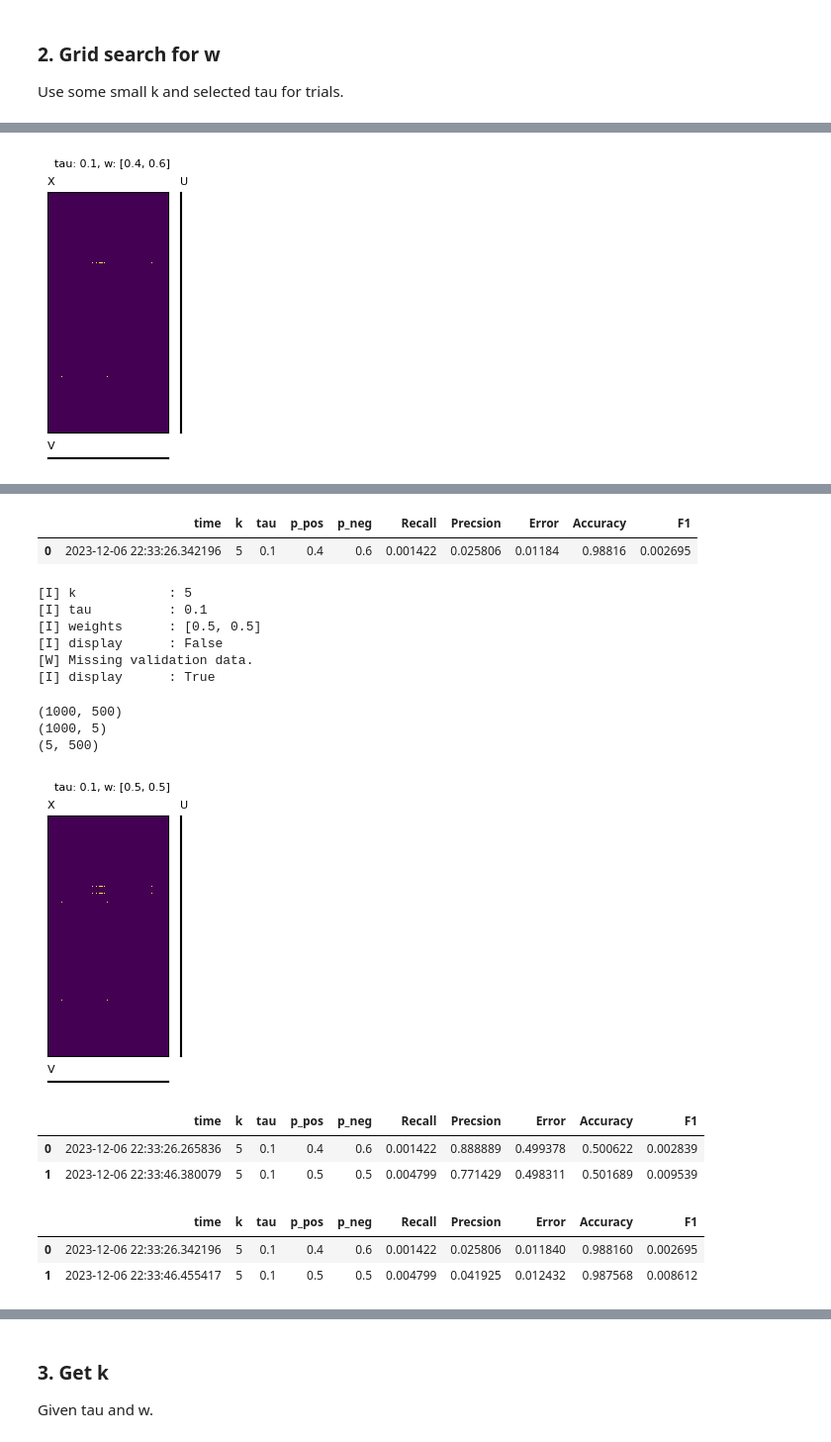
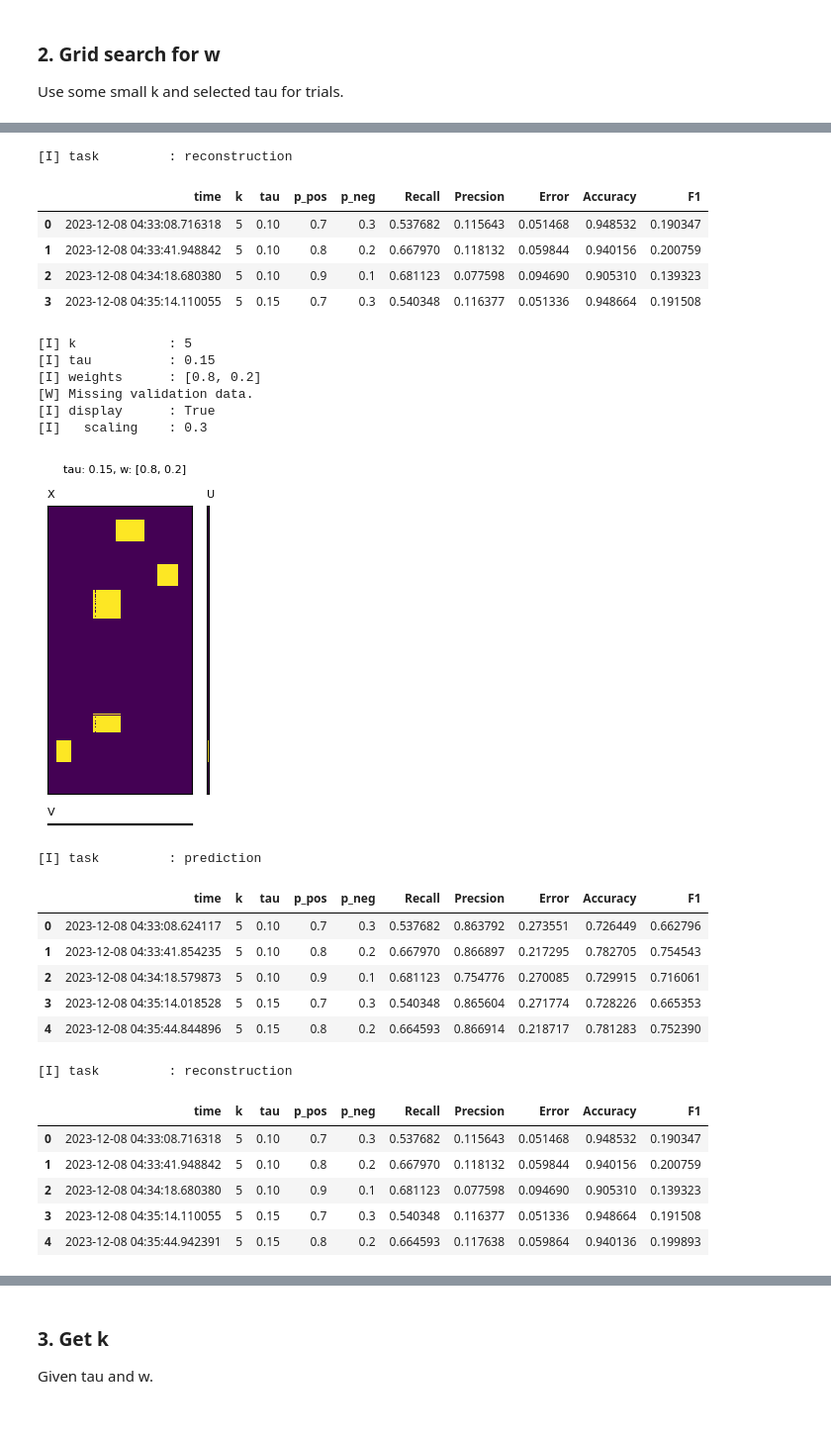
Before and after one commit to PreferredAI/PyBMF, a Jupyter notebook: examples/ex02_2_Asso_prediction_generated_ratiosplit.ipynb, the cells around one changed output, grey strips where cells are left out. Shown at 99% size. Saved outputs shown, nothing was run; the diff lists cells and outputs as text; code cells hidden in the pictures.

Commit message:
Added Asso experiments

```diff
--- a/examples/ex02_2_Asso_prediction_generated_ratiosplit.ipynb
+++ b/examples/ex02_2_Asso_prediction_generated_ratiosplit.ipynb
@@ -69,11 +69,11 @@ X_train, X_val, X_test = X_split.X_train, X_split.X_val, X_split.X_test
 ### 1. Manually select tau
 k and w are not effective here.
 # %%
-# k = 5
-# tau_list = [0.10, 0.20, 0.30]
-# w = [0.8, 0.2]
+k = 5
+tau_list = [0.10, 0.15, 0.20, 0.25]
+w = [0.5, 0.5]
 
-# for tau in tau_list:
-#     asso = Asso(k=k, tau=tau, w=w)
-#     # plot assoc and basis
-#     asso._fit_prepare(X_train, display=True)
+for tau in tau_list:
+    asso = Asso(k=k, tau=tau, w=w)
+    # plot assoc and basis
+    asso._fit_prepare(X_train, display=True, scaling=0.5)
@@ -82,28 +115,27 @@ k and w are not effective here.
 Use some small k and selected tau for trials.
 # %%
 k = 5
-tau_list = [0.10]
-w_list = [[0.4, 0.6], [0.5, 0.5], [0.6, 0.4], [0.7, 0.3], [0.8, 0.2], [0.9, 0.1]]
+tau = 0.15
+w_list = [[0.7, 0.3], [0.8, 0.2], [0.9, 0.1]]
 
 # empty table
 from utils import add_log
 
-metrics = ['Recall', 'Precsion', 'Error', 'Accuracy', 'F1']
+metrics = ['Recall', 'Precision', 'Error', 'Accuracy', 'F1']
 columns = ['time', 'k', 'tau', 'p_pos', 'p_neg'] + metrics
 df_prediction = pd.DataFrame(columns=columns)
 df_reconstruction = pd.DataFrame(columns=columns)
 # %%
-for tau in tau_list:
-    for w in w_list:
-        asso = Asso(k=k, tau=tau, w=w)
-        asso.fit(X_train, display=True)
+for w in w_list:
+    asso = Asso(k=k, tau=tau, w=w)
+    asso.fit(X_train, verbose=False, display=True, scaling=0.3)
 
-        results = asso.eval(X_test, metrics=metrics, task='prediction')
-        add_log(df_prediction, [pd.Timestamp.now(), k, tau, w[0], w[1]] + results)
+    results = asso.eval(X_test, metrics=metrics, task='prediction')
+    add_log(df_prediction, [pd.Timestamp.now(), k, tau, w[0], w[1]] + results, verbose=True)
 
-        # to see the difference of 'prediction' and 'reconstruction'
-        # 'reconstruction' takes all 0's as negative samples
-        results = asso.eval(X_test, metrics=metrics, task='reconstruction')
-        add_log(df_reconstruction, [pd.Timestamp.now(), k, tau, w[0], w[1]] + results)
+    # to see the difference of 'prediction' and 'reconstruction'
+    # here 'reconstruction' takes all 0's as negative samples
+    results = asso.eval(X_test, metrics=metrics, task='reconstruction')
+    add_log(df_reconstruction, [pd.Timestamp.now(), k, tau, w[0], w[1]] + results, verbose=True)
 # %% [output]
 [I] k            : 5
@@ -118,2 +149 @@ for tau in tau_list:
-[figure, old version]
 |  | time | k | tau | p_pos | p_neg | Recall | Precsion | Error | Accuracy | F1 |
@@ -121,18 +154,27 @@ for tau in tau_list:
+[I] task         : reconstruction
 |  | time | k | tau | p_pos | p_neg | Recall | Precsion | Error | Accuracy | F1 |
-| 0 | 2023-12-06 22:33:26.342196 | 5 | 0.1 | 0.4 | 0.6 | 0.001422 | 0.025806 | 0.01184 | 0.98816 | 0.002695 |
+| 0 | 2023-12-08 04:33:08.716318 | 5 | 0.10 | 0.7 | 0.3 | 0.537682 | 0.115643 | 0.051468 | 0.948532 | 0.190347 |
+| 1 | 2023-12-08 04:33:41.948842 | 5 | 0.10 | 0.8 | 0.2 | 0.667970 | 0.118132 | 0.059844 | 0.940156 | 0.200759 |
+| 2 | 2023-12-08 04:34:18.680380 | 5 | 0.10 | 0.9 | 0.1 | 0.681123 | 0.077598 | 0.094690 | 0.905310 | 0.139323 |
+| 3 | 2023-12-08 04:35:14.110055 | 5 | 0.15 | 0.7 | 0.3 | 0.540348 | 0.116377 | 0.051336 | 0.948664 | 0.191508 |
-[I] k            : 5
-[I] tau          : 0.1
-[I] weights      : [0.5, 0.5]
-[I] display      : False
-[W] Missing validation data.
-[I] display      : True
-(1000, 500)
-(1000, 5)
-(5, 500)
+[I] k            : 5
+[I] tau          : 0.15
+[I] weights      : [0.8, 0.2]
+[W] Missing validation data.
+[I] display      : True
+[I]   scaling    : 0.3
-[figure, old version]
+[figure, new version]
+[I] task         : prediction
 |  | time | k | tau | p_pos | p_neg | Recall | Precsion | Error | Accuracy | F1 |
-| 0 | 2023-12-06 22:33:26.265836 | 5 | 0.1 | 0.4 | 0.6 | 0.001422 | 0.888889 | 0.499378 | 0.500622 | 0.002839 |
-| 1 | 2023-12-06 22:33:46.380079 | 5 | 0.1 | 0.5 | 0.5 | 0.004799 | 0.771429 | 0.498311 | 0.501689 | 0.009539 |
+| 0 | 2023-12-08 04:33:08.624117 | 5 | 0.10 | 0.7 | 0.3 | 0.537682 | 0.863792 | 0.273551 | 0.726449 | 0.662796 |
+| 1 | 2023-12-08 04:33:41.854235 | 5 | 0.10 | 0.8 | 0.2 | 0.667970 | 0.866897 | 0.217295 | 0.782705 | 0.754543 |
+| 2 | 2023-12-08 04:34:18.579873 | 5 | 0.10 | 0.9 | 0.1 | 0.681123 | 0.754776 | 0.270085 | 0.729915 | 0.716061 |
+| 3 | 2023-12-08 04:35:14.018528 | 5 | 0.15 | 0.7 | 0.3 | 0.540348 | 0.865604 | 0.271774 | 0.728226 | 0.665353 |
+| 4 | 2023-12-08 04:35:44.844896 | 5 | 0.15 | 0.8 | 0.2 | 0.664593 | 0.866914 | 0.218717 | 0.781283 | 0.752390 |
+[I] task         : reconstruction
 |  | time | k | tau | p_pos | p_neg | Recall | Precsion | Error | Accuracy | F1 |
-| 0 | 2023-12-06 22:33:26.342196 | 5 | 0.1 | 0.4 | 0.6 | 0.001422 | 0.025806 | 0.011840 | 0.988160 | 0.002695 |
-| 1 | 2023-12-06 22:33:46.455417 | 5 | 0.1 | 0.5 | 0.5 | 0.004799 | 0.041925 | 0.012432 | 0.987568 | 0.008612 |
+| 0 | 2023-12-08 04:33:08.716318 | 5 | 0.10 | 0.7 | 0.3 | 0.537682 | 0.115643 | 0.051468 | 0.948532 | 0.190347 |
+| 1 | 2023-12-08 04:33:41.948842 | 5 | 0.10 | 0.8 | 0.2 | 0.667970 | 0.118132 | 0.059844 | 0.940156 | 0.200759 |
+| 2 | 2023-12-08 04:34:18.680380 | 5 | 0.10 | 0.9 | 0.1 | 0.681123 | 0.077598 | 0.094690 | 0.905310 | 0.139323 |
+| 3 | 2023-12-08 04:35:14.110055 | 5 | 0.15 | 0.7 | 0.3 | 0.540348 | 0.116377 | 0.051336 | 0.948664 | 0.191508 |
+| 4 | 2023-12-08 04:35:44.942391 | 5 | 0.15 | 0.8 | 0.2 | 0.664593 | 0.117638 | 0.059864 | 0.940136 | 0.199893 |
```
Also changed, not shown: parts of 9 cells of this notebook, 15 other files.
